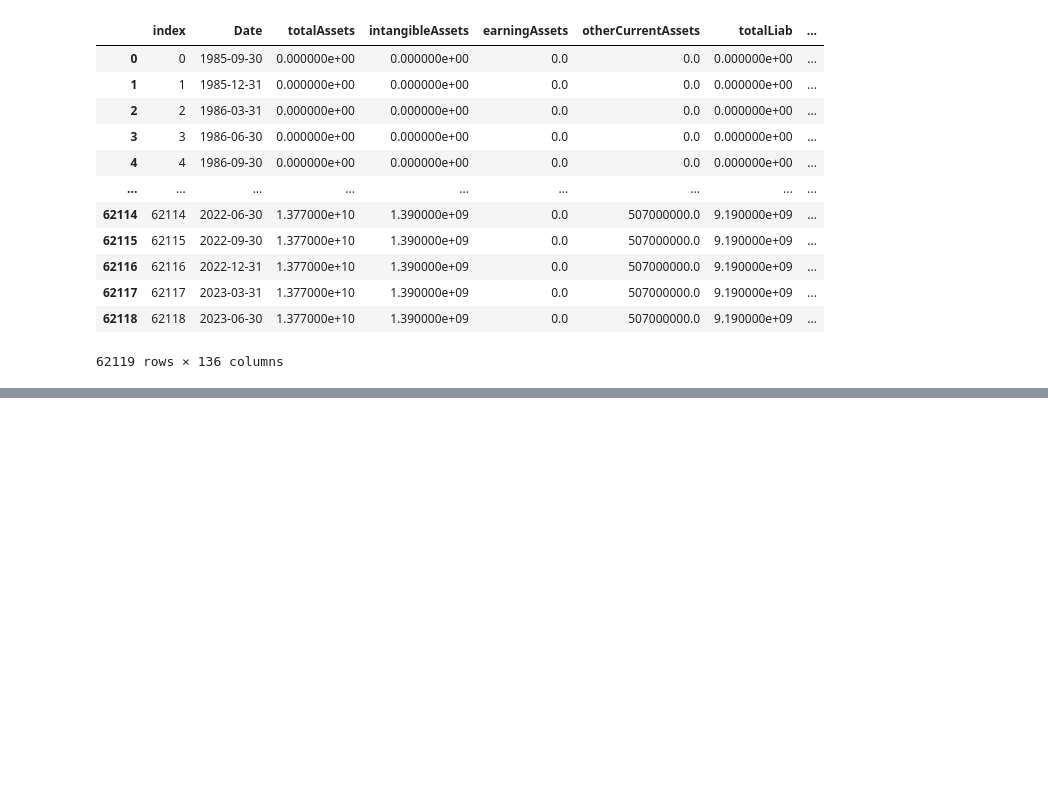
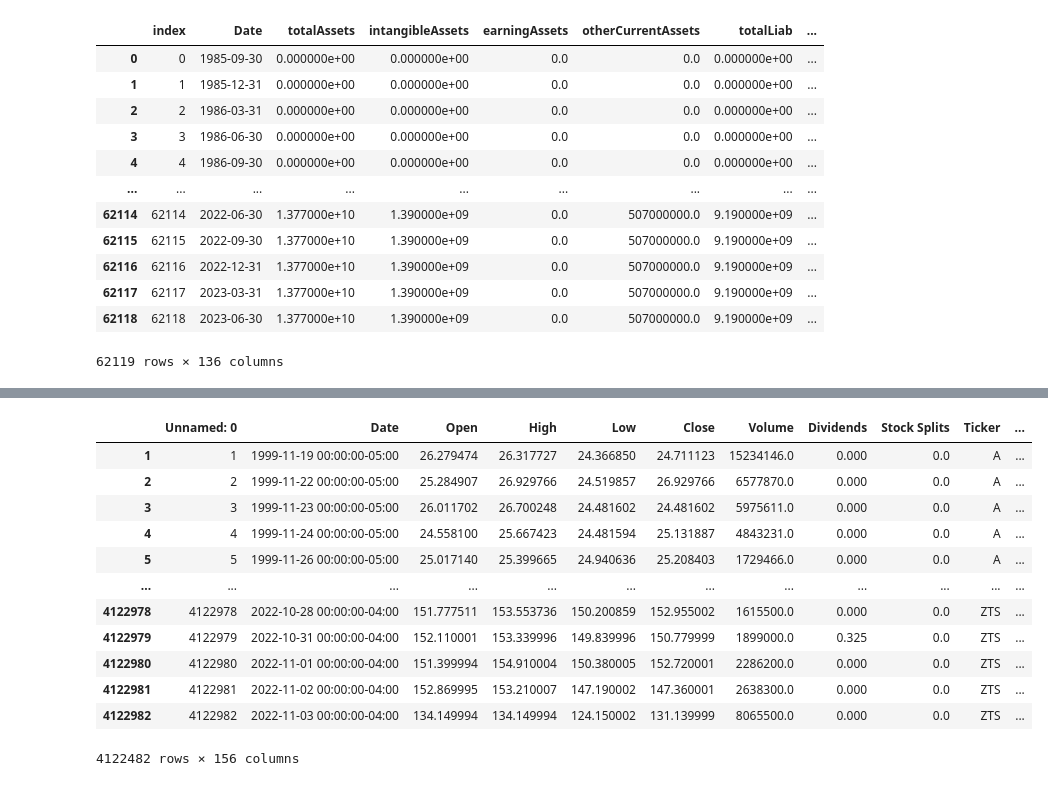
Before and after one commit to yzyk/ai-stock-selection, a Jupyter notebook: data/collect data.ipynb, the cells around one changed output, grey strips where cells are left out. Drawn from its saved outputs; the diff is of its cells as text; code cells hidden in the pictures; blank space fills up the shorter version.

```diff
--- a/data/collect data.ipynb
+++ b/data/collect data.ipynb
@@ -226,33 +226,49 @@ for i in first_indexes:
         first_30_indexes.append(i + j)
 
 m.loc[first_30_indexes, '30 Day Momentum'] = 0
 
 m['180 Day Momentum'] = m['Close'].diff(periods=180)
 first_180_indexes = []
 for i in first_indexes:
     for j in range(180):
         first_180_indexes.append(i + j)
 
 m.loc[first_180_indexes, '180 Day Momentum'] = 0
 
 m['360 Day Momentum'] = m['Close'].diff(periods=360)
 first_360_indexes = []
 for i in first_indexes:
     for j in range(360):
         first_360_indexes.append(i + j)
 
 m.loc[first_360_indexes, '360 Day Momentum'] = 0
 
 m['1080 Day Momentum'] = m['Close'].diff(periods=1080)
 first_1080_indexes = []
 for i in first_indexes:
     for j in range(1080):
         first_1080_indexes.append(i + j)
 
 m.loc[first_1080_indexes, '1080 Day Momentum'] = 0
 
 m['return'] = m['Close'].pct_change()
-m['return'] = m['return'].shift(-1)
-m.loc[[i - 1 for i in first_indexes if i > 0], 'return'] = np.nan
+m['er'] = m['return'] - m['market return']
+m['er'] = m['er'].shift(-1)
+m.loc[[i - 1 for i in first_indexes if (i - 1 > 0)], 'er'] = np.nan
 m = m.dropna()
+m
+# %% [output]
+|  | Unnamed: 0 | Date | Open | High | Low | Close | Volume | Dividends | Stock Splits | Ticker | ... |
+| 1 | 1 | 1999-11-19 00:00:00-05:00 | 26.279474 | 26.317727 | 24.366850 | 24.711123 | 15234146.0 | 0.000 | 0.0 | A | ... |
+| 2 | 2 | 1999-11-22 00:00:00-05:00 | 25.284907 | 26.929766 | 24.519857 | 26.929766 | 6577870.0 | 0.000 | 0.0 | A | ... |
+| 3 | 3 | 1999-11-23 00:00:00-05:00 | 26.011702 | 26.700248 | 24.481602 | 24.481602 | 5975611.0 | 0.000 | 0.0 | A | ... |
+| 4 | 4 | 1999-11-24 00:00:00-05:00 | 24.558100 | 25.667423 | 24.481594 | 25.131887 | 4843231.0 | 0.000 | 0.0 | A | ... |
+| 5 | 5 | 1999-11-26 00:00:00-05:00 | 25.017140 | 25.399665 | 24.940636 | 25.208403 | 1729466.0 | 0.000 | 0.0 | A | ... |
+| ... | ... | ... | ... | ... | ... | ... | ... | ... | ... | ... | ... |
+| 4122978 | 4122978 | 2022-10-28 00:00:00-04:00 | 151.777511 | 153.553736 | 150.200859 | 152.955002 | 1615500.0 | 0.000 | 0.0 | ZTS | ... |
+| 4122979 | 4122979 | 2022-10-31 00:00:00-04:00 | 152.110001 | 153.339996 | 149.839996 | 150.779999 | 1899000.0 | 0.325 | 0.0 | ZTS | ... |
+| 4122980 | 4122980 | 2022-11-01 00:00:00-04:00 | 151.399994 | 154.910004 | 150.380005 | 152.720001 | 2286200.0 | 0.000 | 0.0 | ZTS | ... |
+| 4122981 | 4122981 | 2022-11-02 00:00:00-04:00 | 152.869995 | 153.210007 | 147.190002 | 147.360001 | 2638300.0 | 0.000 | 0.0 | ZTS | ... |
+| 4122982 | 4122982 | 2022-11-03 00:00:00-04:00 | 134.149994 | 134.149994 | 124.150002 | 131.139999 | 8065500.0 | 0.000 | 0.0 | ZTS | ... |
+4122482 rows × 156 columns
 # %%
```
Also changed, not shown: parts of 5 cells of this notebook, 14 other files.
